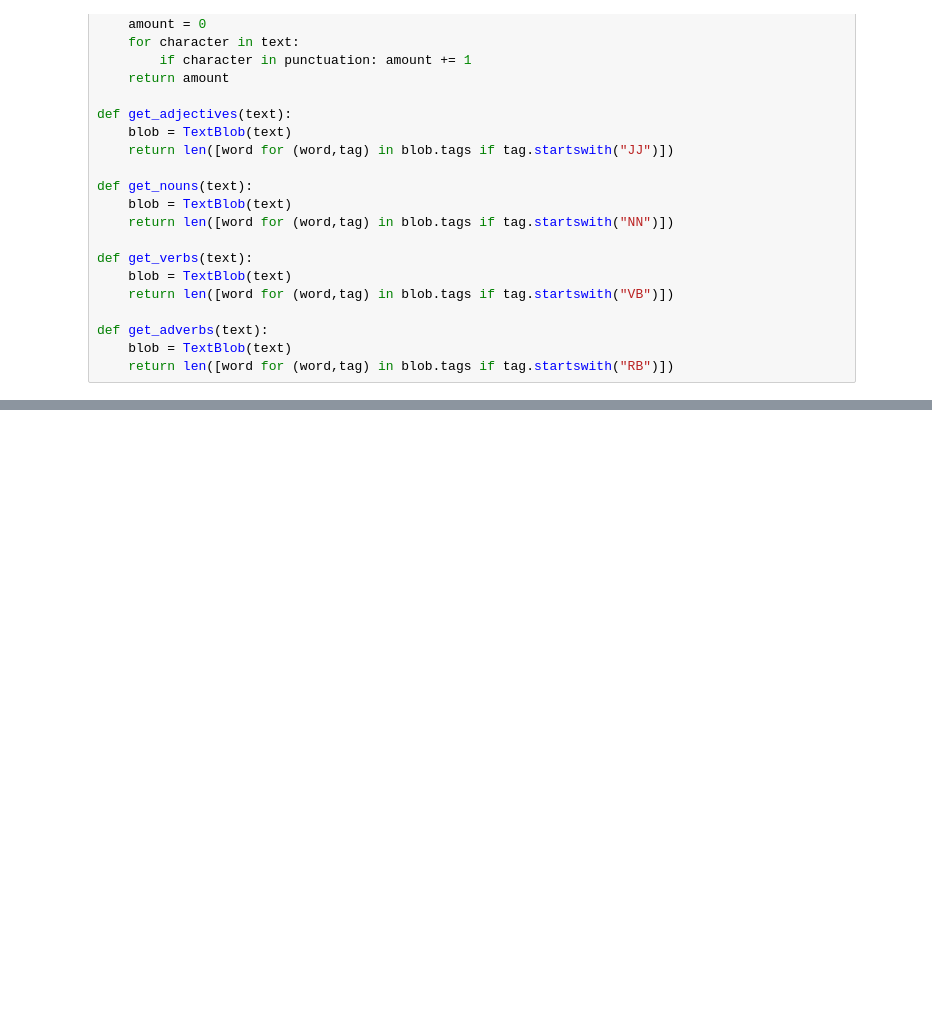
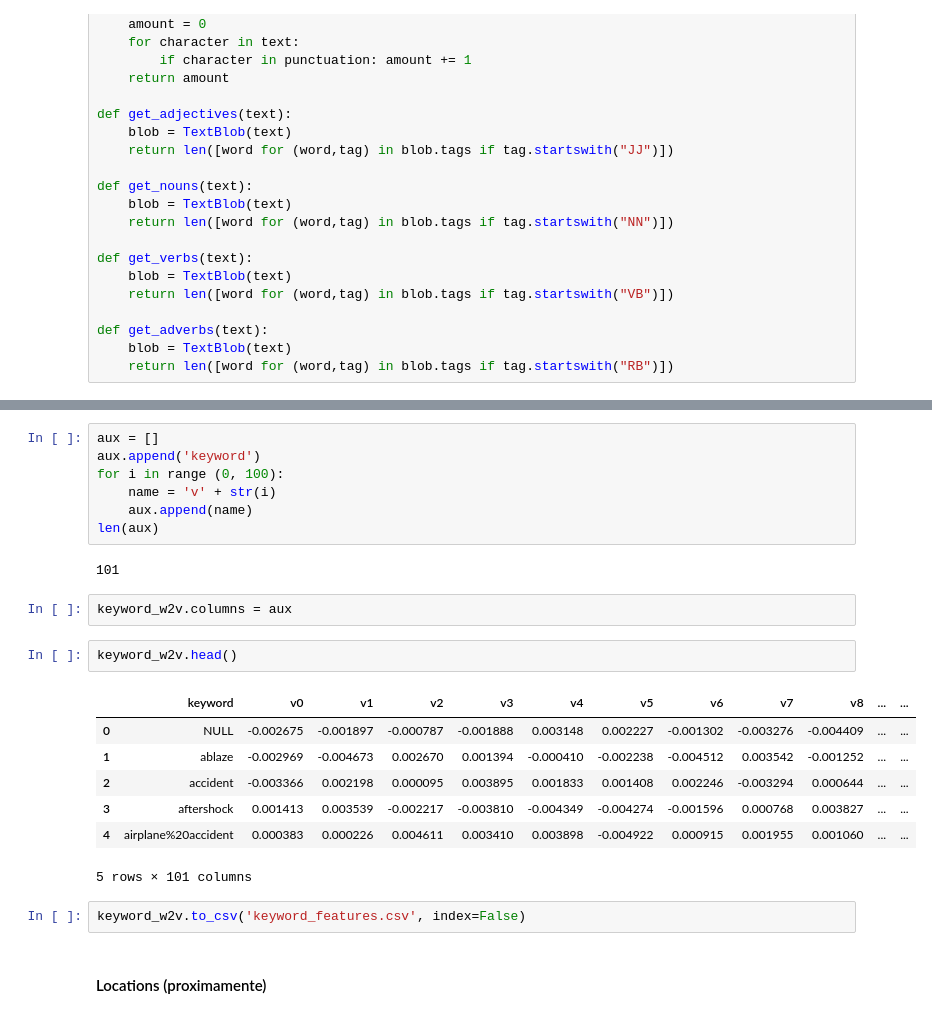
Before and after one commit to milemarchese/OrganizacionDeDatos, a Jupyter notebook: TP2/FeatureEngineering.ipynb, the cells around one changed output, grey strips where cells are left out. Saved outputs shown, nothing was run; the diff lists cells and outputs as text; blank space fills up the shorter version.

```diff
--- a/TP2/FeatureEngineering.ipynb
+++ b/TP2/FeatureEngineering.ipynb
@@ -173,0 +266,25 @@ test.head()
+# %%
+aux = []
+aux.append('keyword')
+for i in range (0, 100):
+    name = 'v' + str(i)
+    aux.append(name)
+len(aux)
+# %% [output]
+101
+# %%
+keyword_w2v.columns = aux
+# %%
+keyword_w2v.head()
+# %% [output]
+|  | keyword | v0 | v1 | v2 | v3 | v4 | v5 | v6 | v7 | v8 | ... | ... |
+| 0 | NULL | -0.002675 | -0.001897 | -0.000787 | -0.001888 | 0.003148 | 0.002227 | -0.001302 | -0.003276 | -0.004409 | ... | ... |
+| 1 | ablaze | -0.002969 | -0.004673 | 0.002670 | 0.001394 | -0.000410 | -0.002238 | -0.004512 | 0.003542 | -0.001252 | ... | ... |
+| 2 | accident | -0.003366 | 0.002198 | 0.000095 | 0.003895 | 0.001833 | 0.001408 | 0.002246 | -0.003294 | 0.000644 | ... | ... |
+| 3 | aftershock | 0.001413 | 0.003539 | -0.002217 | -0.003810 | -0.004349 | -0.004274 | -0.001596 | 0.000768 | 0.003827 | ... | ... |
+| 4 | airplane%20accident | 0.000383 | 0.000226 | 0.004611 | 0.003410 | 0.003898 | -0.004922 | 0.000915 | 0.001955 | 0.001060 | ... | ... |
+5 rows × 101 columns
+# %%
+keyword_w2v.to_csv('keyword_features.csv', index=False)
+# %% [markdown]
+#### Locations (proximamente)
```
Also changed, not shown: parts of 21 cells of this notebook.
